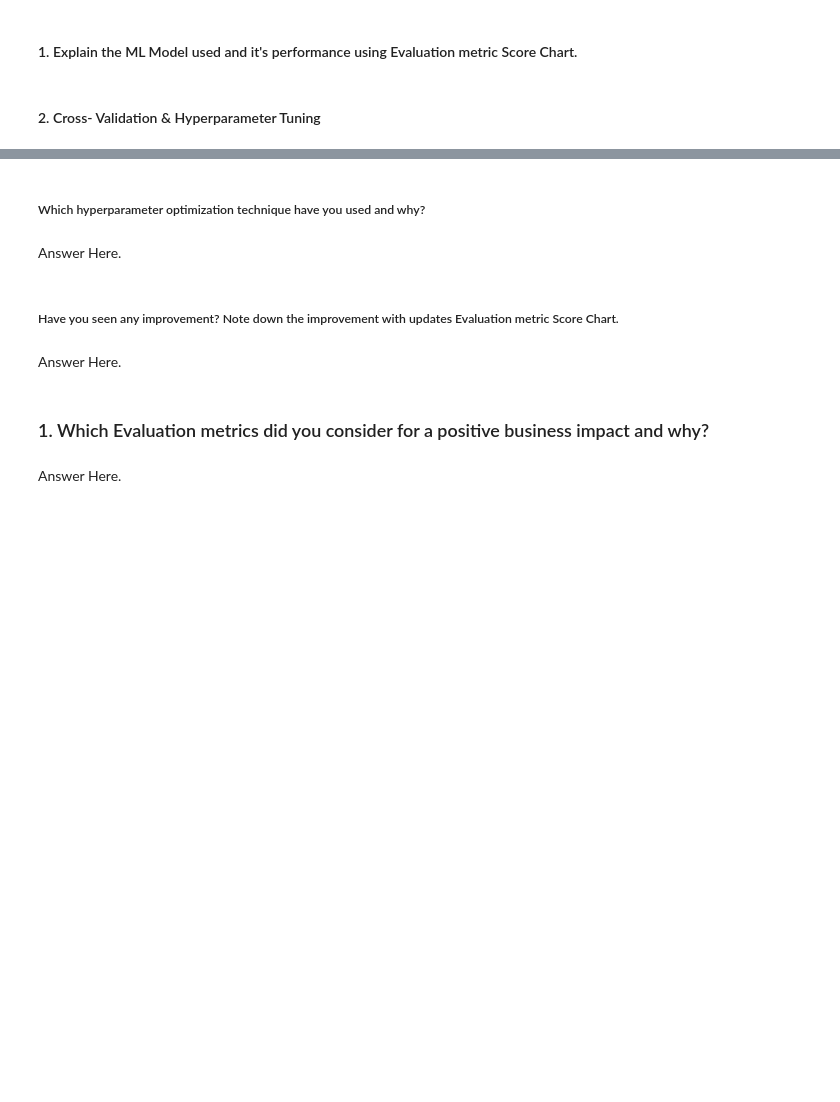
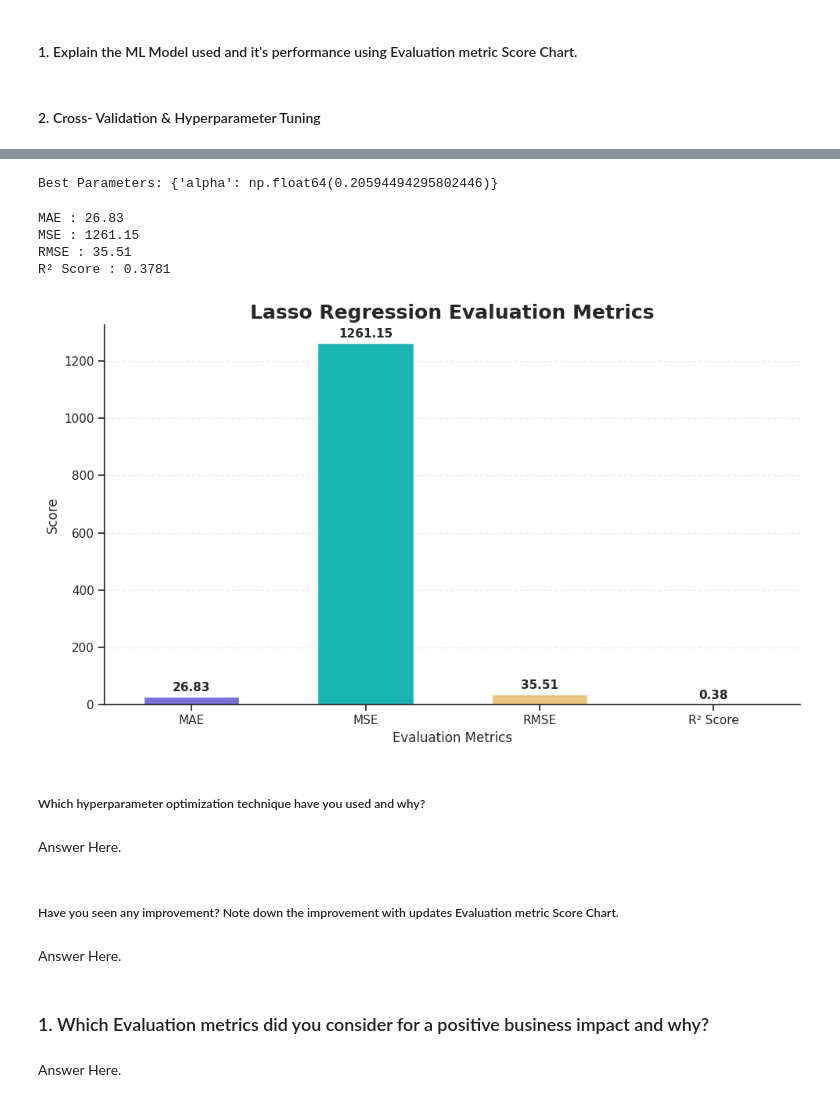
Before and after one commit to eyespydushyant/hotel-booking-price-prediction, a Jupyter notebook: dushyant_Regression__ML_Submission.ipynb, the cells around one changed output, grey strips where cells are left out. Saved outputs shown, nothing was run; the diff lists cells and outputs as text; code cells hidden in the pictures; blank space fills up the shorter version.

```diff
--- a/dushyant_Regression__ML_Submission.ipynb
+++ b/dushyant_Regression__ML_Submission.ipynb
@@ -1373,3 +1822,78 @@ Answer Here.
+# %%
+print("Best Parameters:", random_lasso.best_params_)
+# %% [output]
+Best Parameters: {'alpha': np.float64(0.20594494295802446)}
+# %%
+y_train_pred_lasso_opt = random_lasso.predict(X_train_scaled)
+
+y_test_pred_lasso_opt = random_lasso.predict(X_test_scaled)
+# %%
+
+
+mae_lasso = mean_absolute_error(y_test, y_test_pred_lasso_opt)
+
+mse_lasso = mean_squared_error(y_test, y_test_pred_lasso_opt)
+
+rmse_lasso = np.sqrt(mse_lasso)
+
+r2_lasso = r2_score(y_test, y_test_pred_lasso_opt)
+
+print("MAE :", round(mae_lasso,2))
+print("MSE :", round(mse_lasso,2))
+print("RMSE :", round(rmse_lasso,2))
+print("R² Score :", round(r2_lasso,4))
+# %% [output]
+MAE : 26.83
+MSE : 1261.15
+RMSE : 35.51
+R² Score : 0.3781
+# %%
+# Visualizing Evaluation Metric Score Chart
+
+metrics_lasso = pd.DataFrame({
+    "Metric": ["MAE", "MSE", "RMSE", "R² Score"],
+    "Score": [mae_lasso, mse_lasso, rmse_lasso, r2_lasso]
+})
+
+plt.figure(figsize=(10,6))
+
+colors = ["#6C5CE7", "#00CEC9", "#FDCB6E", "#E17055"]
+
+ax = sns.barplot(
+    data=metrics_lasso,
+    x="Metric",
+    y="Score",
+    palette=colors,
+    width=0.55
+)
+
+
+for container in ax.containers:
+    ax.bar_label(
+        container,
+        fmt="%.2f",
+        fontsize=11,
+        fontweight="bold",
+        padding=3
+    )
+
+plt.title(
+    "Lasso Regression Evaluation Metrics",
+    fontsize=18,
+    fontweight="bold"
+)
+
+plt.xlabel("Evaluation Metrics", fontsize=12)
+plt.ylabel("Score", fontsize=12)
+
+plt.grid(axis="y", linestyle="--", alpha=0.35)
+
+sns.despine()
+
+plt.tight_layout()
+plt.show()
+# %% [output]
+[figure, added]
 # %% [markdown]
 ##### Which hyperparameter optimization technique have you used and why?
 # %% [markdown]
```
Also changed, not shown: parts of 70 cells of this notebook.
